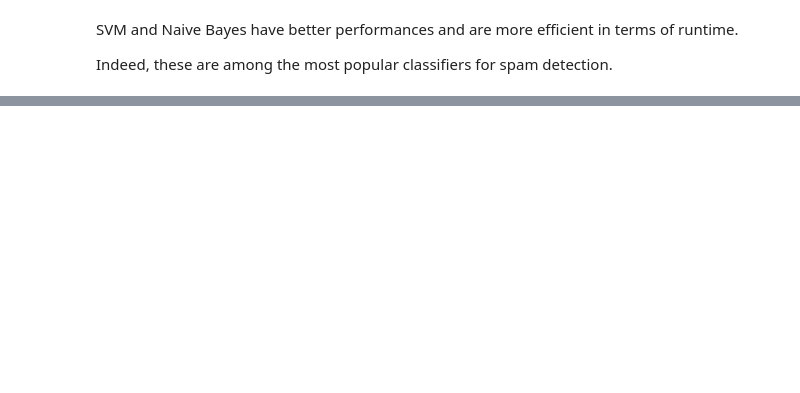
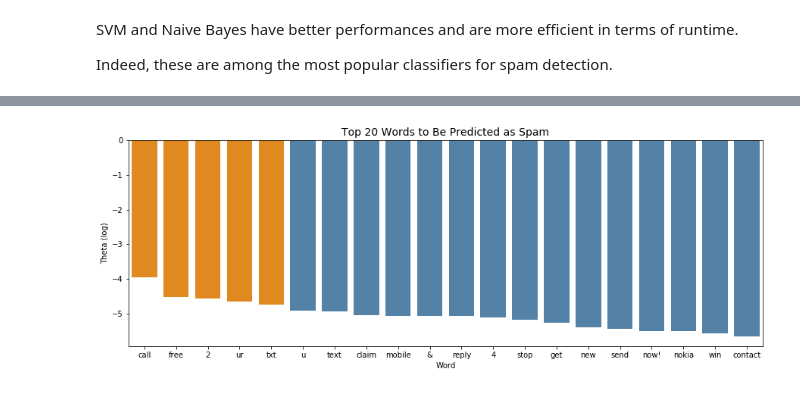
Before and after one commit to lullaby1024/Spam_Detection, a Jupyter notebook: spam_detection.ipynb, the cells around one changed output, grey strips where cells are left out. Drawn from its saved outputs; the diff is of its cells as text; code cells hidden in the pictures; blank space fills up the shorter version.

```diff
--- a/spam_detection.ipynb
+++ b/spam_detection.ipynb
@@ -283,0 +353,2 @@ predictions.select('label_index', 'prediction')\
+# %%
+features = nb_cv.bestModel.stages[2].vocabulary
@@ -283,0 +357,4 @@ predictions.select('label_index', 'prediction')\
+# %%
+# theta: log of class conditional probabilities
+theta_0 = nb_cv.bestModel.stages[-1].theta.toArray()[0] # Class 0: no-spam
+theta_1 = nb_cv.bestModel.stages[-1].theta.toArray()[1] # Class 1: spam
@@ -283,0 +363,4 @@ predictions.select('label_index', 'prediction')\
+# %%
+feature_imp = pd.DataFrame({'feature': features,
+                            'theta_0': theta_0,
+                            'theta_1': theta_1})
@@ -283,0 +369,2 @@ predictions.select('label_index', 'prediction')\
+# %%
+top_20 = feature_imp[['feature', 'theta_1']].sort_values(by='theta_1', ascending=False).head(20)
@@ -283,0 +373,10 @@ predictions.select('label_index', 'prediction')\
+# %%
+fig, ax = plt.subplots(figsize=(15, 5))
+colors = ['darkorange' if (t in top_20.theta_1[:5].tolist()) else 'steelblue' for t in top_20.theta_1]
+sns.barplot(x='feature', y='theta_1', data=top_20,
+            ax=ax, palette=colors)
+ax.set_xlabel('Word')
+ax.set_ylabel('Theta (log)')
+ax.set_title('Top 20 Words to Be Predicted as Spam', fontsize=14)
+# %% [output]
+[figure, added]
```
Also changed, not shown: parts of 28 cells of this notebook.
